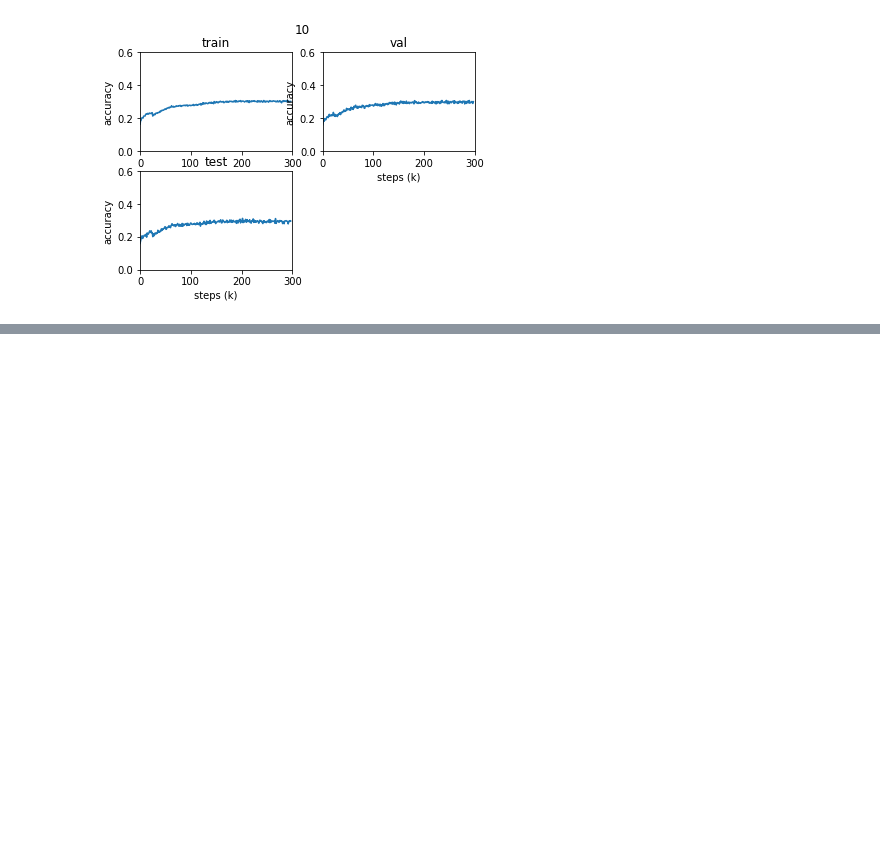
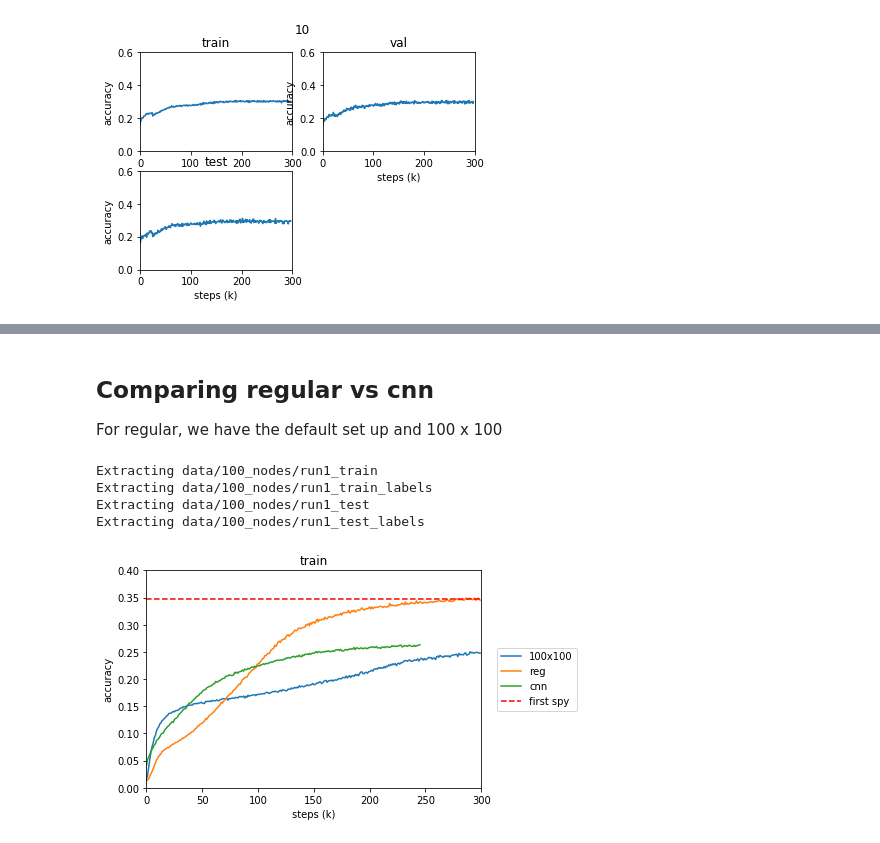
Before and after one commit to gfanti/bitcoin-deanonymization, a Jupyter notebook: vis-tests.ipynb, the cells around one changed output, grey strips where cells are left out. Cells and saved outputs as stored; diff of their text form; code cells hidden in the pictures; blank space fills up the shorter version.

```diff
--- a/vis-tests.ipynb
+++ b/vis-tests.ipynb
@@ -540,0 +476,25 @@ plot_data(cnn,['100'])
+# %% [markdown]
+## Comparing regular vs cnn
+
+For regular, we have the default set up and 100 x 100
+# %%
+ds = []
+
+ds += [np.genfromtxt('tests/100x100/100x100_100.csv', delimiter=',')]
+ds += [np.genfromtxt('tests/datasize/datasize_300000.csv', delimiter=',')]
+ds += [np.genfromtxt('tests/cnn_100nodes/cnn_100nodes_300000.csv', delimiter=',')]
+
+reg_vs_cnn = preprocess_data(ds)
+# %%
+first_spy_train = first_spy_acc('100','run1_train')
+first_spy_test = first_spy_acc('100','run1_test')
+# %% [output]
+Extracting data/100_nodes/run1_train
+Extracting data/100_nodes/run1_train_labels
+Extracting data/100_nodes/run1_test
+Extracting data/100_nodes/run1_test_labels
+# %%
+plot_group(ds, 0, ['100x100','reg','cnn'], first_spy_train)
+plot_group(ds, 2, ['100x100','reg','cnn'], first_spy_test)
+# %% [output]
+[figure, added]
```
Also changed, not shown: parts of 25 cells of this notebook, 2 other files.
